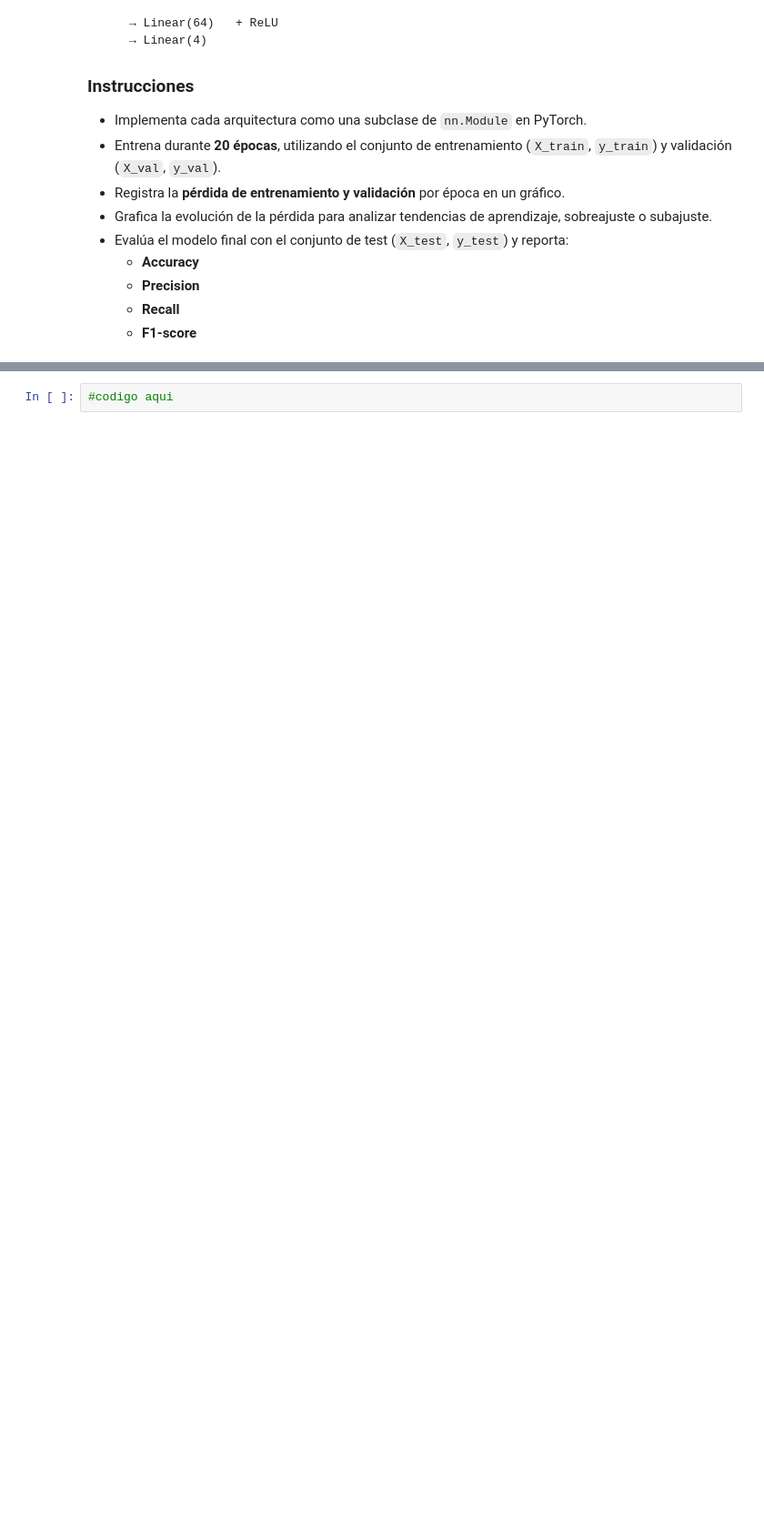
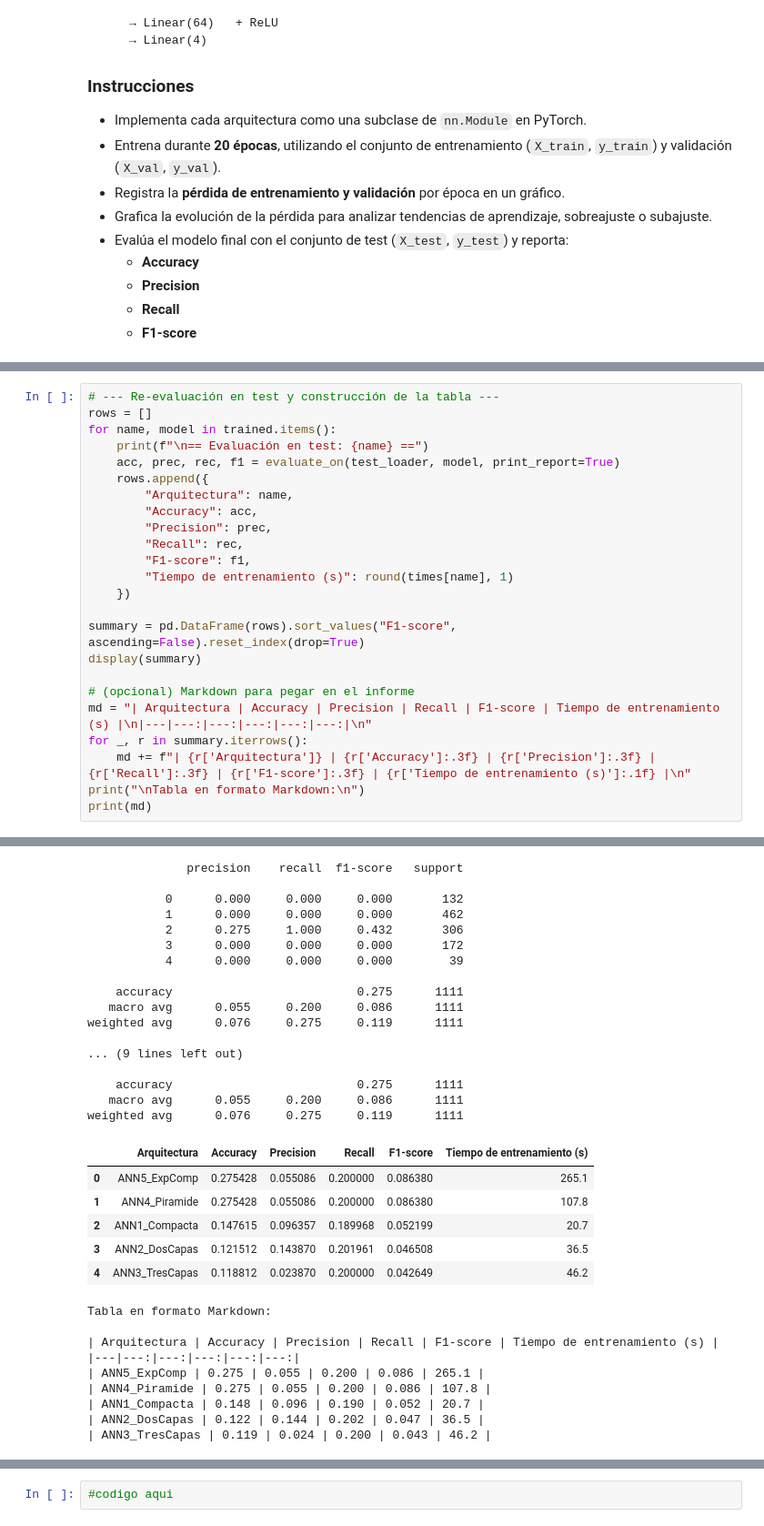
Before and after one commit to Trigunz11/CLase-IA, a Jupyter notebook: PROYECTO FINAL/Proyecto_Final.ipynb, the cells around one changed output, grey strips where cells are left out. Shown at 91% size. Cells and saved outputs as stored; diff of their text form; blank space fills up the shorter version.

```diff
--- a/PROYECTO FINAL/Proyecto_Final.ipynb
+++ b/PROYECTO FINAL/Proyecto_Final.ipynb
@@ -1006,0 +926,25 @@ weighted avg      0.901     0.899     0.899      1111
+# %%
+# --- Re-evaluación en test y construcción de la tabla ---
+rows = []
+for name, model in trained.items():
+    print(f"\n== Evaluación en test: {name} ==")
+    acc, prec, rec, f1 = evaluate_on(test_loader, model, print_report=True)
+    rows.append({
+        "Arquitectura": name,
+        "Accuracy": acc,
+        "Precision": prec,
+        "Recall": rec,
+        "F1-score": f1,
+        "Tiempo de entrenamiento (s)": round(times[name], 1)
+    })
+
+summary = pd.DataFrame(rows).sort_values("F1-score", ascending=False).reset_index(drop=True)
+display(summary)
+
+# (opcional) Markdown para pegar en el informe
+md = "| Arquitectura | Accuracy | Precision | Recall | F1-score | Tiempo de entrenamiento (s) |\n|---|---:|---:|---:|---:|---:|\n"
+for _, r in summary.iterrows():
+    md += f"| {r['Arquitectura']} | {r['Accuracy']:.3f} | {r['Precision']:.3f} | {r['Recall']:.3f} | {r['F1-score']:.3f} | {r['Tiempo de entrenamiento (s)']:.1f} |\n"
+print("\nTabla en formato Markdown:\n")
+print(md)
+# %% [output]
@@ -1007,3 +968,35 @@ weighted avg      0.901     0.899     0.899      1111
+              precision    recall  f1-score   support
+
+           0      0.000     0.000     0.000       132
+           1      0.000     0.000     0.000       462
+           2      0.275     1.000     0.432       306
+           3      0.000     0.000     0.000       172
+           4      0.000     0.000     0.000        39
+
+    accuracy                          0.275      1111
+   macro avg      0.055     0.200     0.086      1111
+weighted avg      0.076     0.275     0.119      1111
+
+... (9 lines left out)
+
+    accuracy                          0.275      1111
+   macro avg      0.055     0.200     0.086      1111
+weighted avg      0.076     0.275     0.119      1111
+|  | Arquitectura | Accuracy | Precision | Recall | F1-score | Tiempo de entrenamiento (s) |
+| 0 | ANN5_ExpComp | 0.275428 | 0.055086 | 0.200000 | 0.086380 | 265.1 |
+| 1 | ANN4_Piramide | 0.275428 | 0.055086 | 0.200000 | 0.086380 | 107.8 |
+| 2 | ANN1_Compacta | 0.147615 | 0.096357 | 0.189968 | 0.052199 | 20.7 |
+| 3 | ANN2_DosCapas | 0.121512 | 0.143870 | 0.201961 | 0.046508 | 36.5 |
+| 4 | ANN3_TresCapas | 0.118812 | 0.023870 | 0.200000 | 0.042649 | 46.2 |
+Tabla en formato Markdown:
+
+| Arquitectura | Accuracy | Precision | Recall | F1-score | Tiempo de entrenamiento (s) |
+|---|---:|---:|---:|---:|---:|
+| ANN5_ExpComp | 0.275 | 0.055 | 0.200 | 0.086 | 265.1 |
+| ANN4_Piramide | 0.275 | 0.055 | 0.200 | 0.086 | 107.8 |
+| ANN1_Compacta | 0.148 | 0.096 | 0.190 | 0.052 | 20.7 |
+| ANN2_DosCapas | 0.122 | 0.144 | 0.202 | 0.047 | 36.5 |
+| ANN3_TresCapas | 0.119 | 0.024 | 0.200 | 0.043 | 46.2 |
 # %% [markdown]
 ---
 
```
Also changed, not shown: parts of 21 cells of this notebook.
